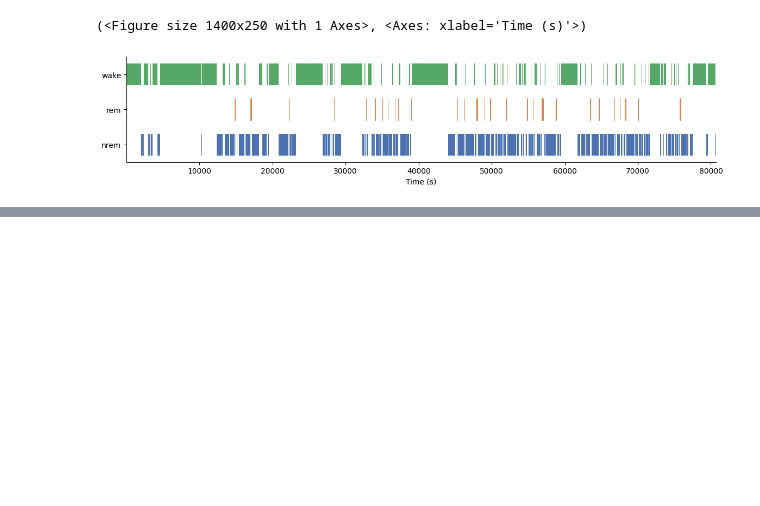
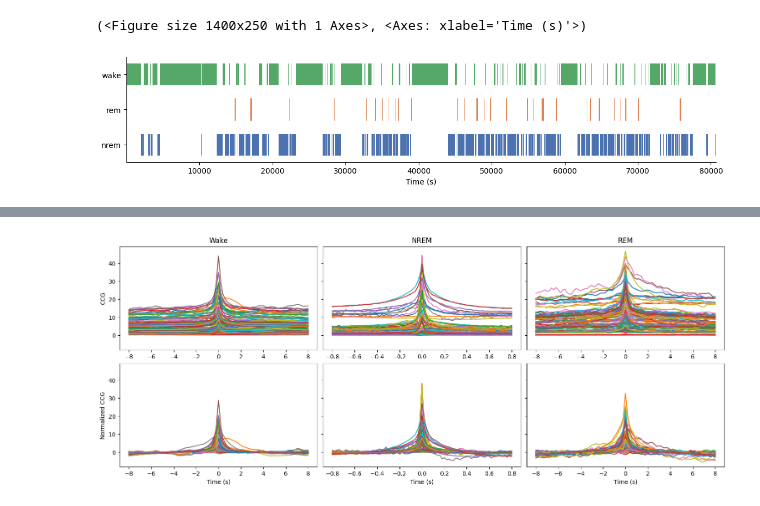
Before and after one commit to Senzai-Lab/nrem_sc, a Jupyter notebook: notebooks/ccg.ipynb, the cells around one changed output, grey strips where cells are left out. Cells and saved outputs as stored; diff of their text form; code cells hidden in the pictures; blank space fills up the shorter version.

```diff
--- a/notebooks/ccg.ipynb
+++ b/notebooks/ccg.ipynb
@@ -67,0 +94,18 @@ plt.show()
+# %%
+fig, ax = plt.subplots(2, 3, figsize=(15, 6), sharey=True, constrained_layout=True)
+
+for i, ccg in enumerate([ccg_wake, ccg_nrem, ccg_rem]):
+    data = ccg.to_numpy()
+    ax[0, i].plot(ccg.index.values, data[:, order])
+    data = data - np.median(data, axis=0)
+    ax[1, i].plot(ccg.index.values, data[:, order])
+    ax[1, i].set_xlabel('Time (s)')
+
+ax[0, 0].set_title('Wake')
+ax[0, 1].set_title('NREM')
+ax[0, 2].set_title('REM')
+ax[0, 0].set_ylabel('CCG')
+ax[1, 0].set_ylabel('Normalized CCG')
+plt.show()
+# %% [output]
+[figure, added]
```
Also changed, not shown: parts of 3 cells of this notebook.
